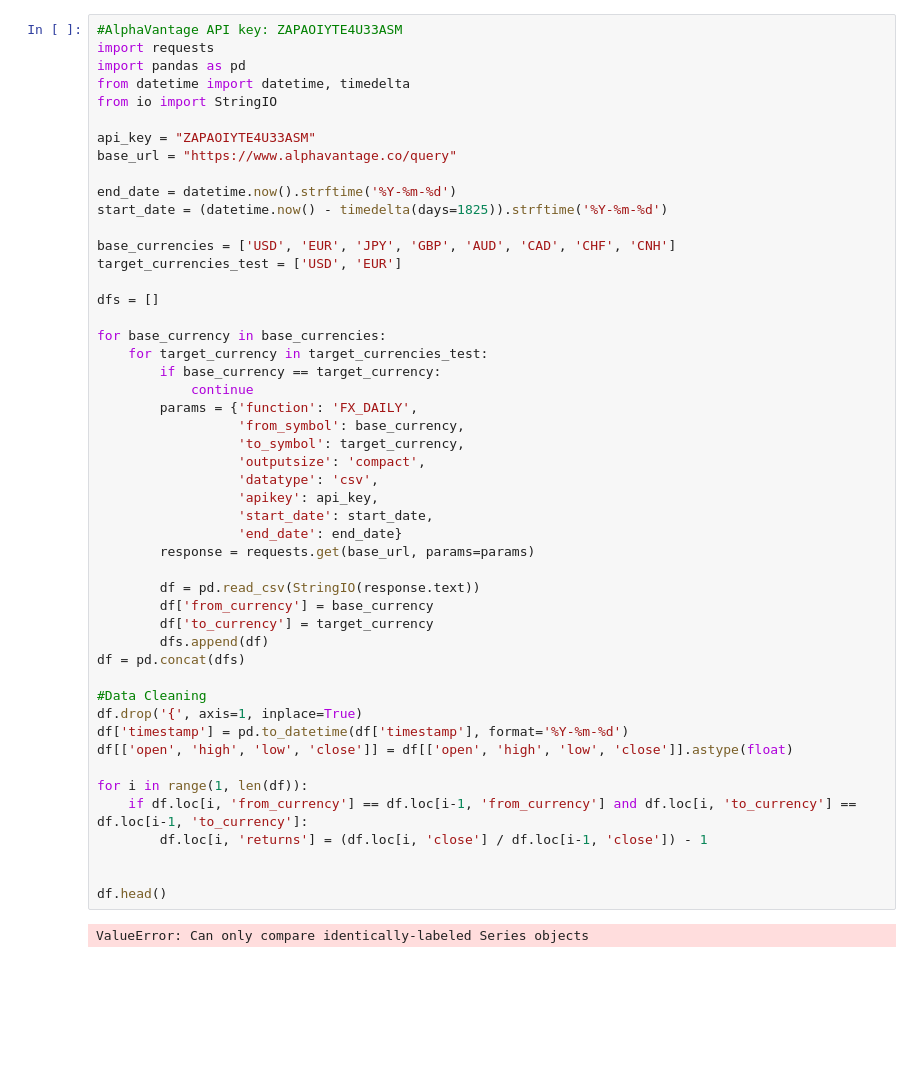
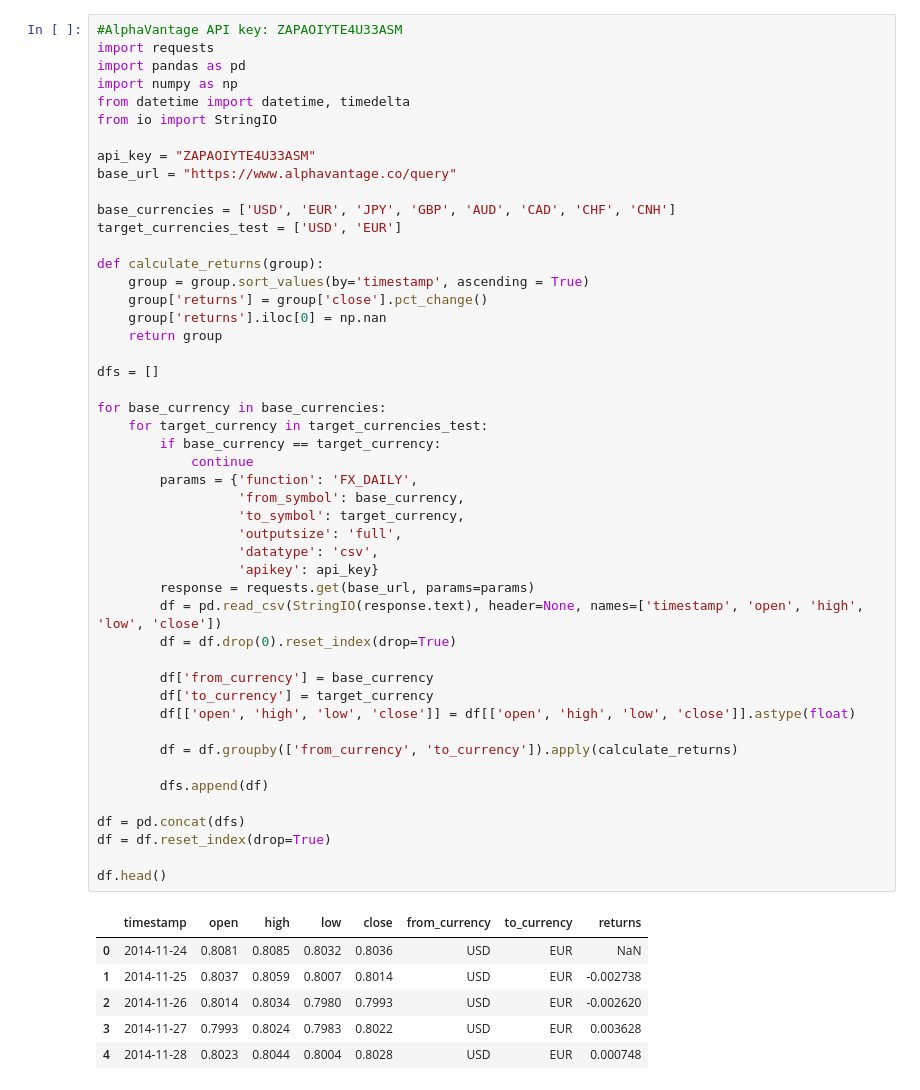
Before and after one commit to willau24/forexPredictiveModeling, a Jupyter notebook: technicalAnalysis.ipynb, the cells around one changed output. Drawn from its saved outputs; the diff is of its cells as text; blank space fills up the shorter version.

```diff
--- a/technicalAnalysis.ipynb
+++ b/technicalAnalysis.ipynb
@@ -2,51 +2,55 @@
 #AlphaVantage API key: ZAPAOIYTE4U33ASM
 import requests
 import pandas as pd
+import numpy as np
 from datetime import datetime, timedelta
 from io import StringIO
 
 api_key = "ZAPAOIYTE4U33ASM"
 base_url = "https://www.alphavantage.co/query"
 
-end_date = datetime.now().strftime('%Y-%m-%d')
-start_date = (datetime.now() - timedelta(days=1825)).strftime('%Y-%m-%d')
-
 base_currencies = ['USD', 'EUR', 'JPY', 'GBP', 'AUD', 'CAD', 'CHF', 'CNH']
 target_currencies_test = ['USD', 'EUR']
+
+def calculate_returns(group):
+    group = group.sort_values(by='timestamp', ascending = True)
+    group['returns'] = group['close'].pct_change()
+    group['returns'].iloc[0] = np.nan
+    return group
 
 dfs = []
 
 for base_currency in base_currencies:
     for target_currency in target_currencies_test:
         if base_currency == target_currency:
             continue
         params = {'function': 'FX_DAILY',
                   'from_symbol': base_currency,
                   'to_symbol': target_currency,
-                  'outputsize': 'compact',
+                  'outputsize': 'full',
                   'datatype': 'csv',
-                  'apikey': api_key,
-                  'start_date': start_date,
-                  'end_date': end_date}
+                  'apikey': api_key}
         response = requests.get(base_url, params=params)
+        df = pd.read_csv(StringIO(response.text), header=None, names=['timestamp', 'open', 'high', 'low', 'close'])
+        df = df.drop(0).reset_index(drop=True)
 
-        df = pd.read_csv(StringIO(response.text))
         df['from_currency'] = base_currency
         df['to_currency'] = target_currency
+        df[['open', 'high', 'low', 'close']] = df[['open', 'high', 'low', 'close']].astype(float)
+
+        df = df.groupby(['from_currency', 'to_currency']).apply(calculate_returns)
+
         dfs.append(df)
+
 df = pd.concat(dfs)
-
-#Data Cleaning
-df.drop('{', axis=1, inplace=True)
-df['timestamp'] = pd.to_datetime(df['timestamp'], format='%Y-%m-%d')
-df[['open', 'high', 'low', 'close']] = df[['open', 'high', 'low', 'close']].astype(float)
-
-for i in range(1, len(df)):
-    if df.loc[i, 'from_currency'] == df.loc[i-1, 'from_currency'] and df.loc[i, 'to_currency'] == df.loc[i-1, 'to_currency']:
-        df.loc[i, 'returns'] = (df.loc[i, 'close'] / df.loc[i-1, 'close']) - 1
-
+df = df.reset_index(drop=True)
 
 df.head()
 # %% [output]
-ValueError: Can only compare identically-labeled Series objects
+|  | timestamp | open | high | low | close | from_currency | to_currency | returns |
+| 0 | 2014-11-24 | 0.8081 | 0.8085 | 0.8032 | 0.8036 | USD | EUR | NaN |
+| 1 | 2014-11-25 | 0.8037 | 0.8059 | 0.8007 | 0.8014 | USD | EUR | -0.002738 |
+| 2 | 2014-11-26 | 0.8014 | 0.8034 | 0.7980 | 0.7993 | USD | EUR | -0.002620 |
+| 3 | 2014-11-27 | 0.7993 | 0.8024 | 0.7983 | 0.8022 | USD | EUR | 0.003628 |
+| 4 | 2014-11-28 | 0.8023 | 0.8044 | 0.8004 | 0.8028 | USD | EUR | 0.000748 |
 # %%
```
Also changed, not shown: parts of 10 cells of this notebook.
